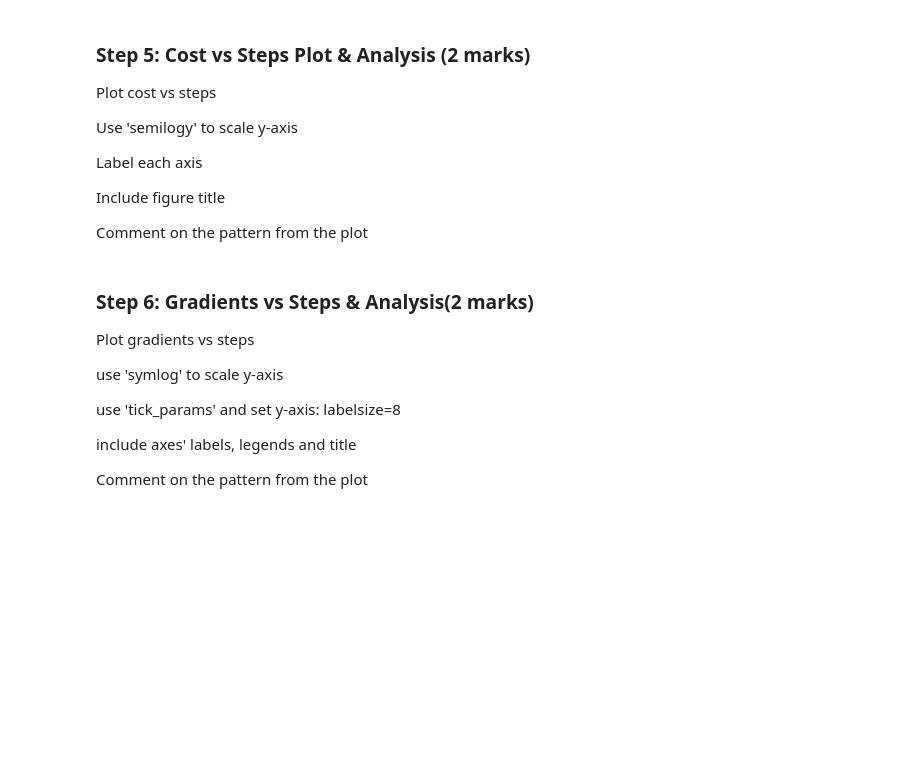
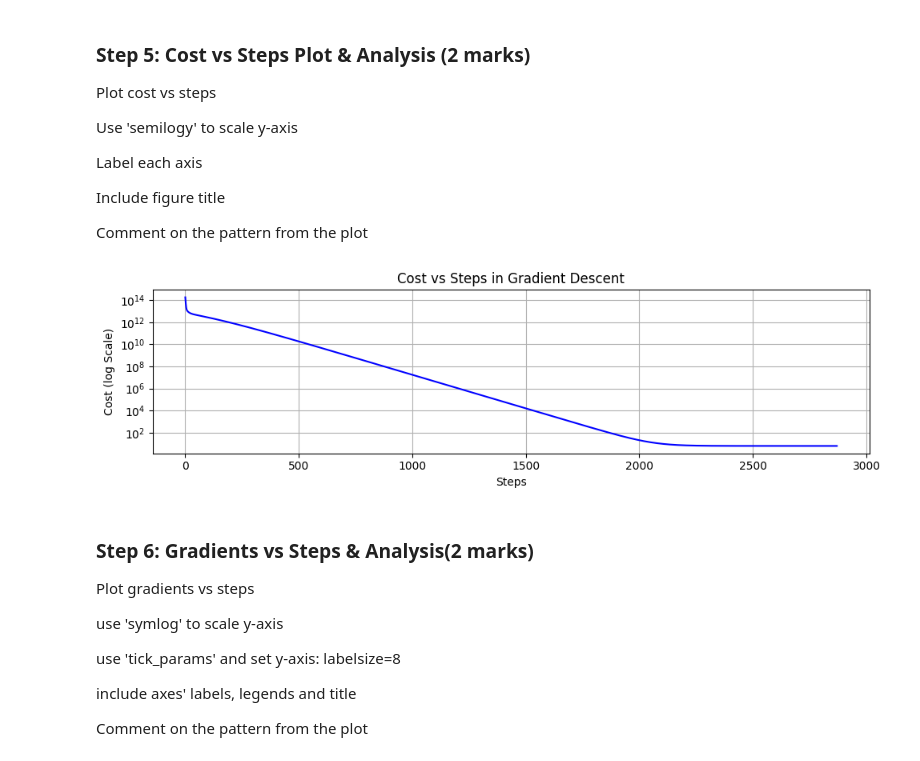
Before and after one commit to Urusha-Bajracharya3950/engg680_2024_fall, a Jupyter notebook: Lab_assignment3/Assignment3.ipynb, the cells around one changed output. Drawn from its saved outputs; the diff is of its cells as text; code cells hidden in the pictures; blank space fills up the shorter version.

Commit message:
Lab assignment3, attempted upto step 6

```diff
--- a/Lab_assignment3/Assignment3.ipynb
+++ b/Lab_assignment3/Assignment3.ipynb
@@ -238,13 +238,15 @@ Include figure title
 Comment on the pattern from the plot
 # %%
 fig , ax = plt.subplots(nrows=1,ncols=1, figsize=(10,3))
-# ...
+ax.semilogy(range(len(arr_cost)), arr_cost, label= 'Cost vs Steps', color='b')
+ax.set_xlabel("Steps")
+ax.set_ylabel("Cost (log Scale)")
+ax.set_title("Cost vs Steps in Gradient Descent")
 ax.grid(True)
 fig.tight_layout()
 plt.show()
-
-# Comment on the pattern
-# ...
+# %% [output]
+[figure, added]
 # %% [markdown]
 ### Step 6: Gradients vs Steps & Analysis(2 marks)
 Plot gradients vs steps
```
Also changed, not shown: parts of 7 cells of this notebook.
